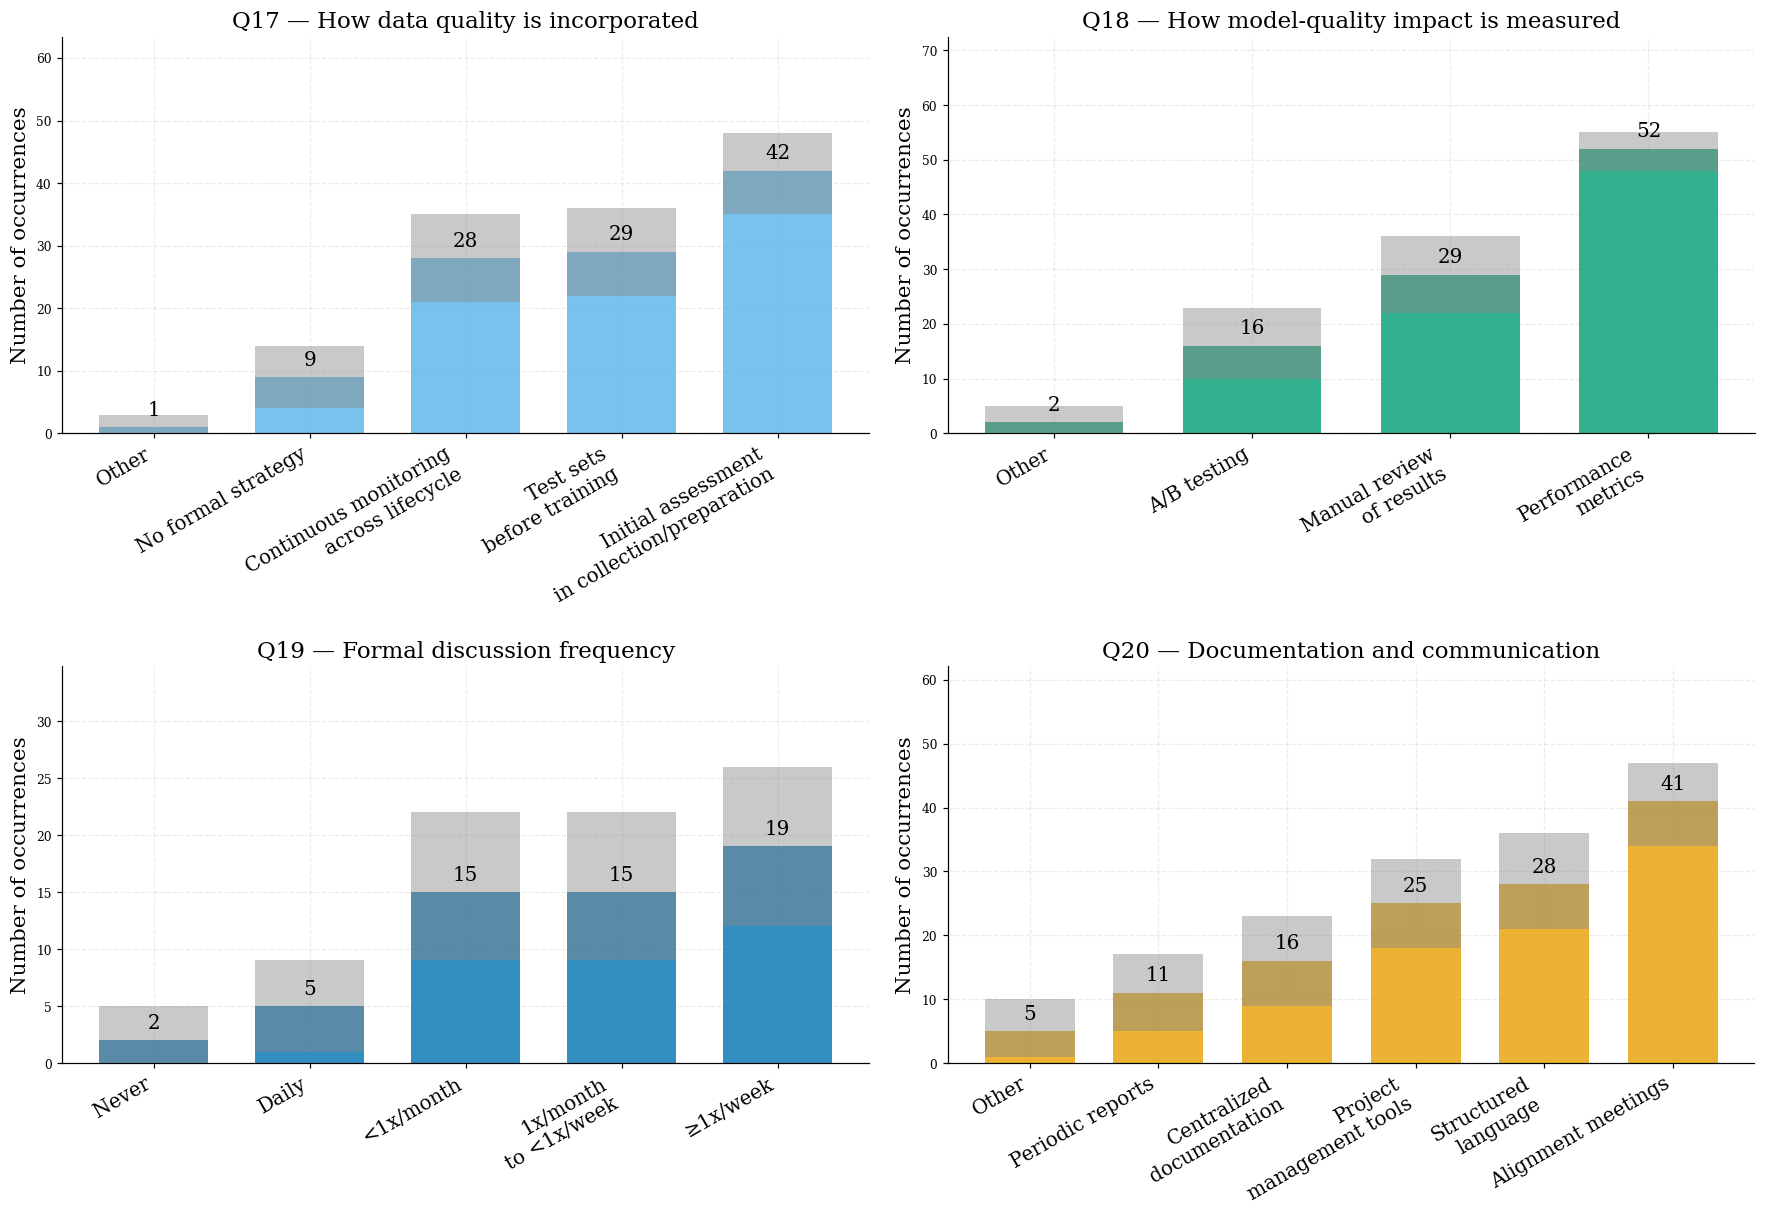
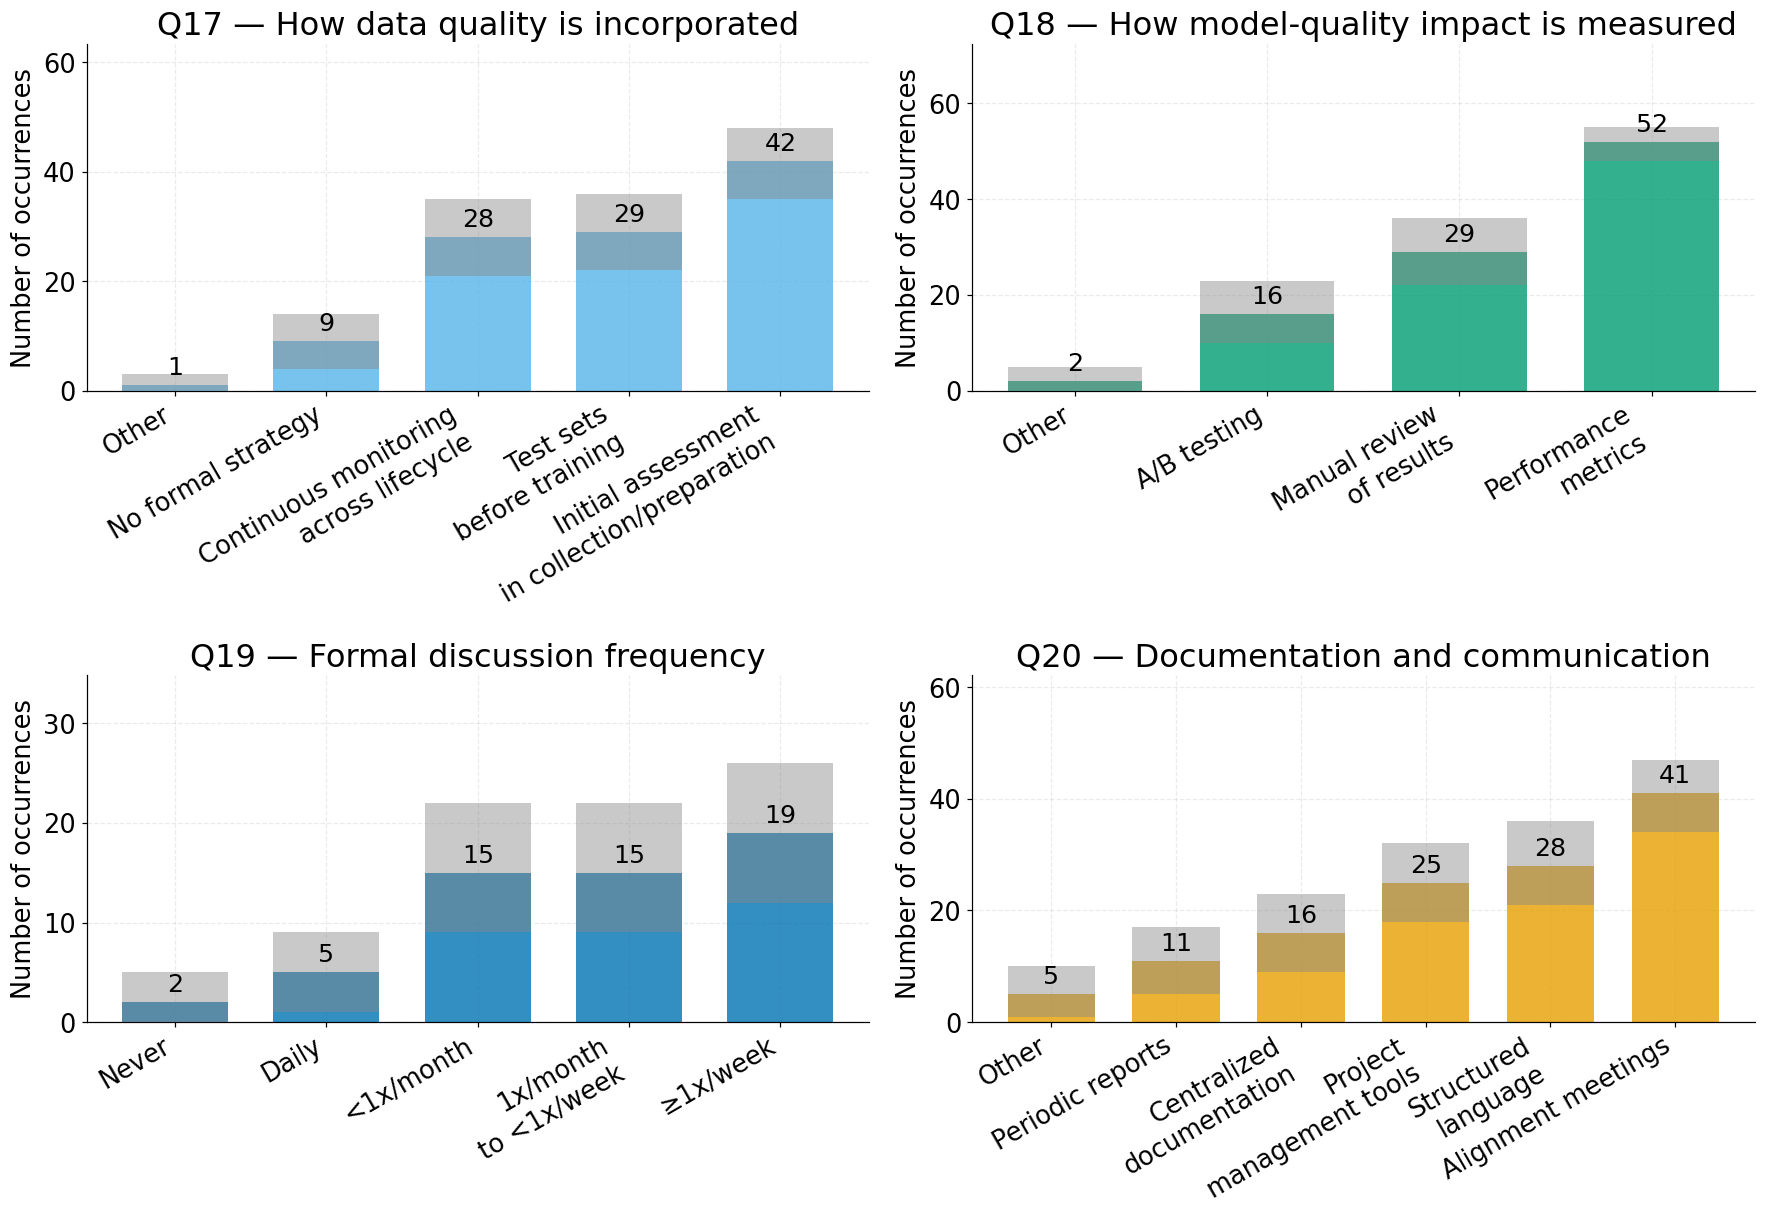
Unified diff of the notebook cell whose output changed from the first chart to the second:
--- before
+++ after
@@ -1,2 +1,6 @@
+FS_TITLE = 14* 1.5
+FS_TICK = 12 * 1.4
+FS_BAR  = 11 * 1.5
+
 fig, axes = plt.subplots(2, 2, figsize=(16, 11))
 
@@ -6,4 +10,12 @@
 U.ci_band_barv_plot(p20, "Q20 — Documentation and communication",      U.PALETTE_WONG[1], axes[1, 1])
 
+for ax in axes.flat:
+    ax.title.set_fontsize(FS_TITLE)
+    ax.yaxis.label.set_fontsize(FS_TICK)
+    ax.tick_params(axis="x", labelsize=FS_TICK)
+    ax.tick_params(axis="y", labelsize=FS_TICK)
+    for txt in ax.texts:
+        txt.set_fontsize(FS_BAR)
+
 fig.tight_layout(pad=0.6, h_pad=2.5, w_pad=2.0)
 U.save_fig(fig, "implementation_q17_q20")

Commit: increase figures fontsize